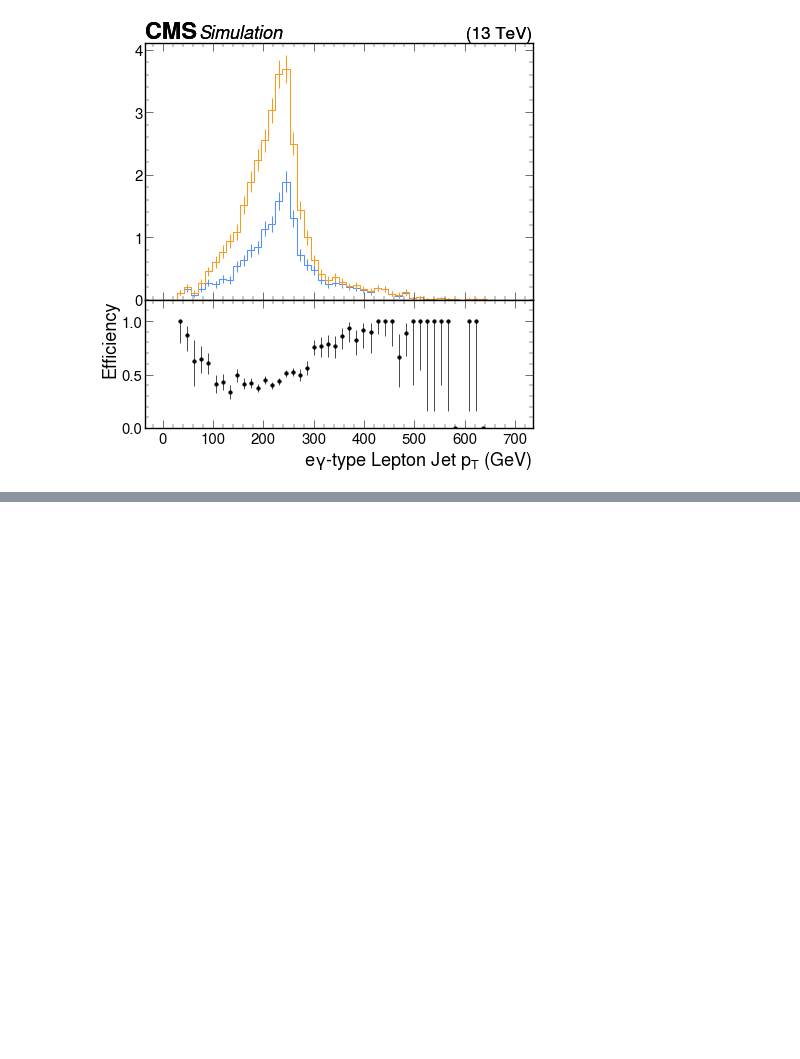
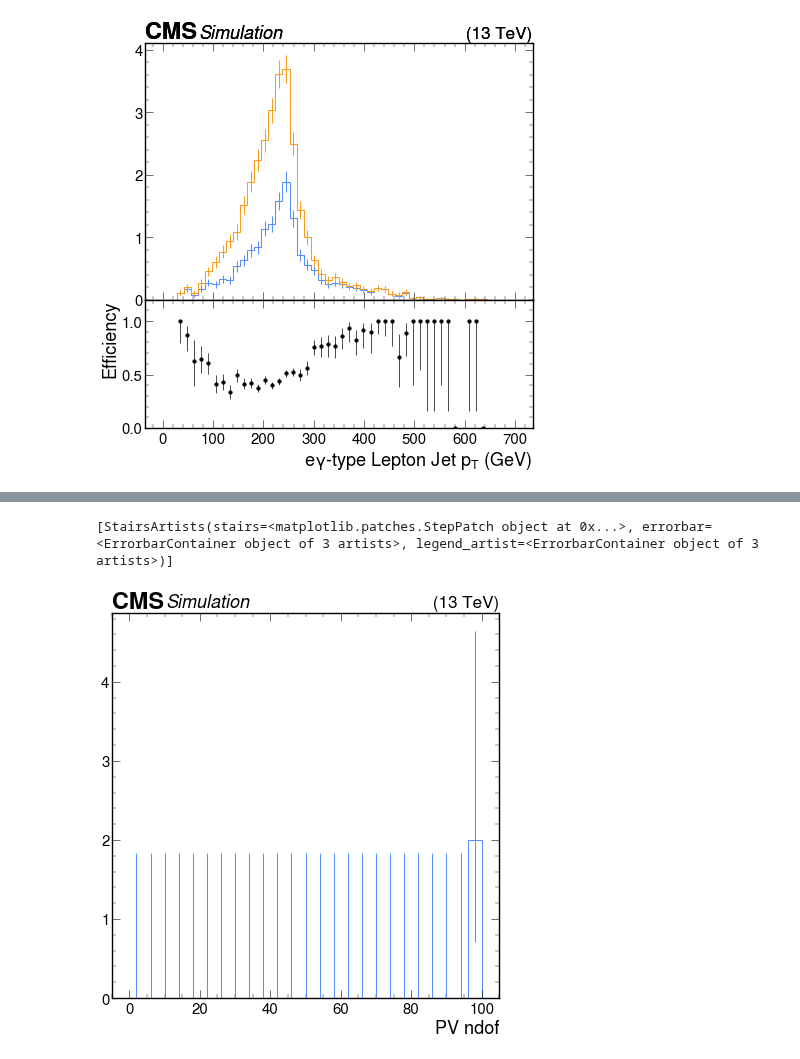
Before and after one commit to yeopjjang/SIDM, a Jupyter notebook: sidm/test_notebooks/test_SidmProcessor.ipynb, the cells around one changed output, grey strips where cells are left out. Cells and saved outputs as stored; diff of their text form; code cells hidden in the pictures; blank space fills up the shorter version.

```diff
--- a/sidm/test_notebooks/test_SidmProcessor.ipynb
+++ b/sidm/test_notebooks/test_SidmProcessor.ipynb
@@ -17,14 +17,16 @@ utilities.set_plot_style()
 # %%
 samples = [
     '2Mu2E_500GeV_5p0GeV_8p0mm',
+    'DoubleMuon_2018C',
 ]
-fileset = utilities.make_fileset(samples, "llpNanoAOD_v2", max_files=1, location_cfg="signal_2mu2e_v10.yaml")
+fileset = utilities.make_fileset([samples[0]], "llpNanoAOD_v2", max_files=1, location_cfg="signal_2mu2e_v10.yaml")
 
 runner = processor.Runner(
     executor=processor.IterativeExecutor(),
     schema=llpnanoaodschema.LLPNanoAODSchema,
     maxchunks=1,
     skipbadfiles=True,
+    chunksize=10_000,
 )
 
 channels = [
@@ -119,3 +122,8 @@ utilities.plot_ratio(
 )
 # %% [output]
 [figure]
+# %%
+# test processing of data. Note that we are only running over one file, so I am not worried about unblinding
+fileset = utilities.make_fileset([samples[1]], "llpNanoAOD_v2", max_files=1, location_cfg="data.yaml")
+output = runner.run(fileset, treename='Events', processor_instance=p)
+out = output["out"]
@@ -121,0 +171,5 @@ utilities.plot_ratio(
+# %%
+utilities.plot(out[samples[1]]["hists"]["pv_ndof"][channels[0], :])
+# %% [output]
+[StairsArtists(stairs=<matplotlib.patches.StepPatch object at 0x...>, errorbar=<ErrorbarContainer object of 3 artists>, legend_artist=<ErrorbarContainer object of 3 artists>)]
+[figure, added]
```
Also changed, not shown: parts of 7 cells of this notebook, 5 other files.
